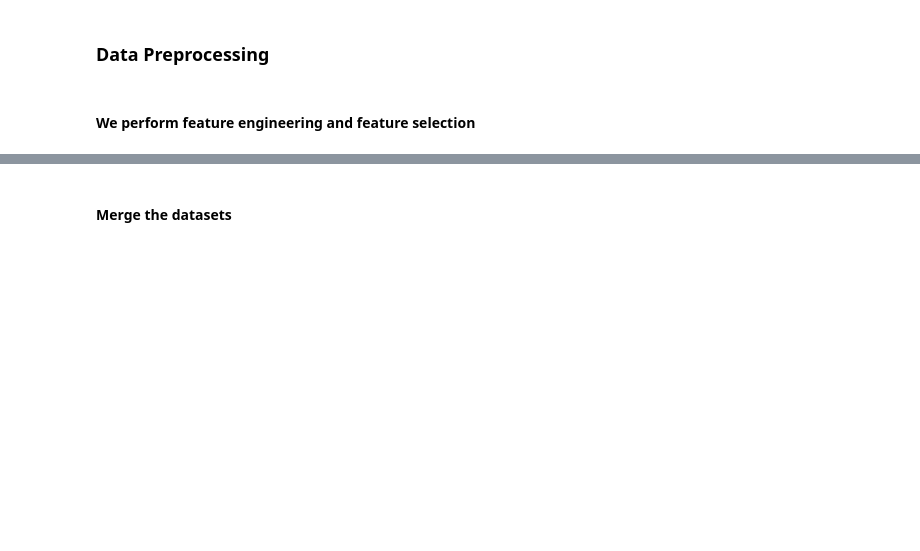
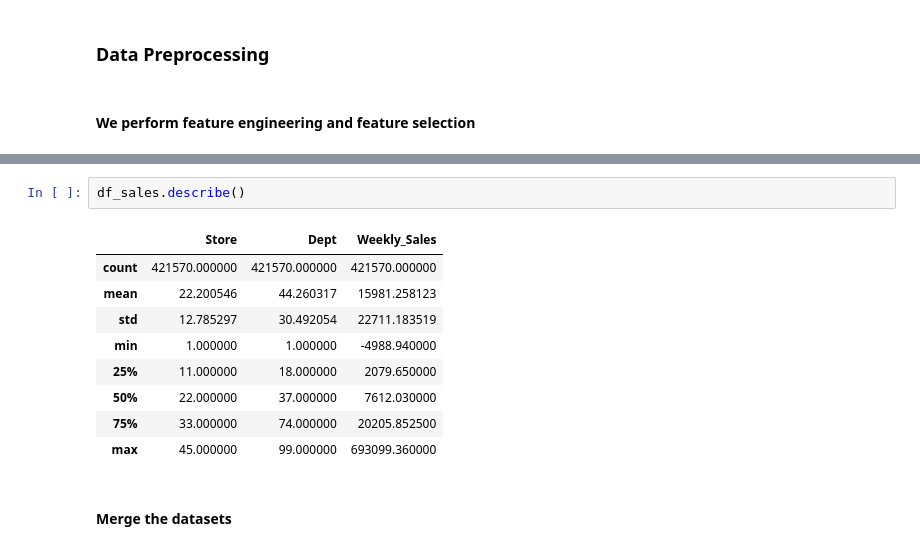
Before and after one commit to hayatu4islam/Prediction-of-Store-Sales, a Jupyter notebook: Sales_Forecast.ipynb, the cells around one changed output, grey strips where cells are left out. Drawn from its saved outputs; the diff is of its cells as text; blank space fills up the shorter version.

```diff
--- a/Sales_Forecast.ipynb
+++ b/Sales_Forecast.ipynb
@@ -93,3 +215,15 @@ dtype: int64
+# %%
+df_sales.describe()
+# %% [output]
+|  | Store | Dept | Weekly_Sales |
+| count | 421570.000000 | 421570.000000 | 421570.000000 |
+| mean | 22.200546 | 44.260317 | 15981.258123 |
+| std | 12.785297 | 30.492054 | 22711.183519 |
+| min | 1.000000 | 1.000000 | -4988.940000 |
+| 25% | 11.000000 | 18.000000 | 2079.650000 |
+| 50% | 22.000000 | 37.000000 | 7612.030000 |
+| 75% | 33.000000 | 74.000000 | 20205.852500 |
+| max | 45.000000 | 99.000000 | 693099.360000 |
 # %% [markdown]
 #### Merge the datasets
 # %%
```
Also changed, not shown: parts of 12 cells of this notebook.
